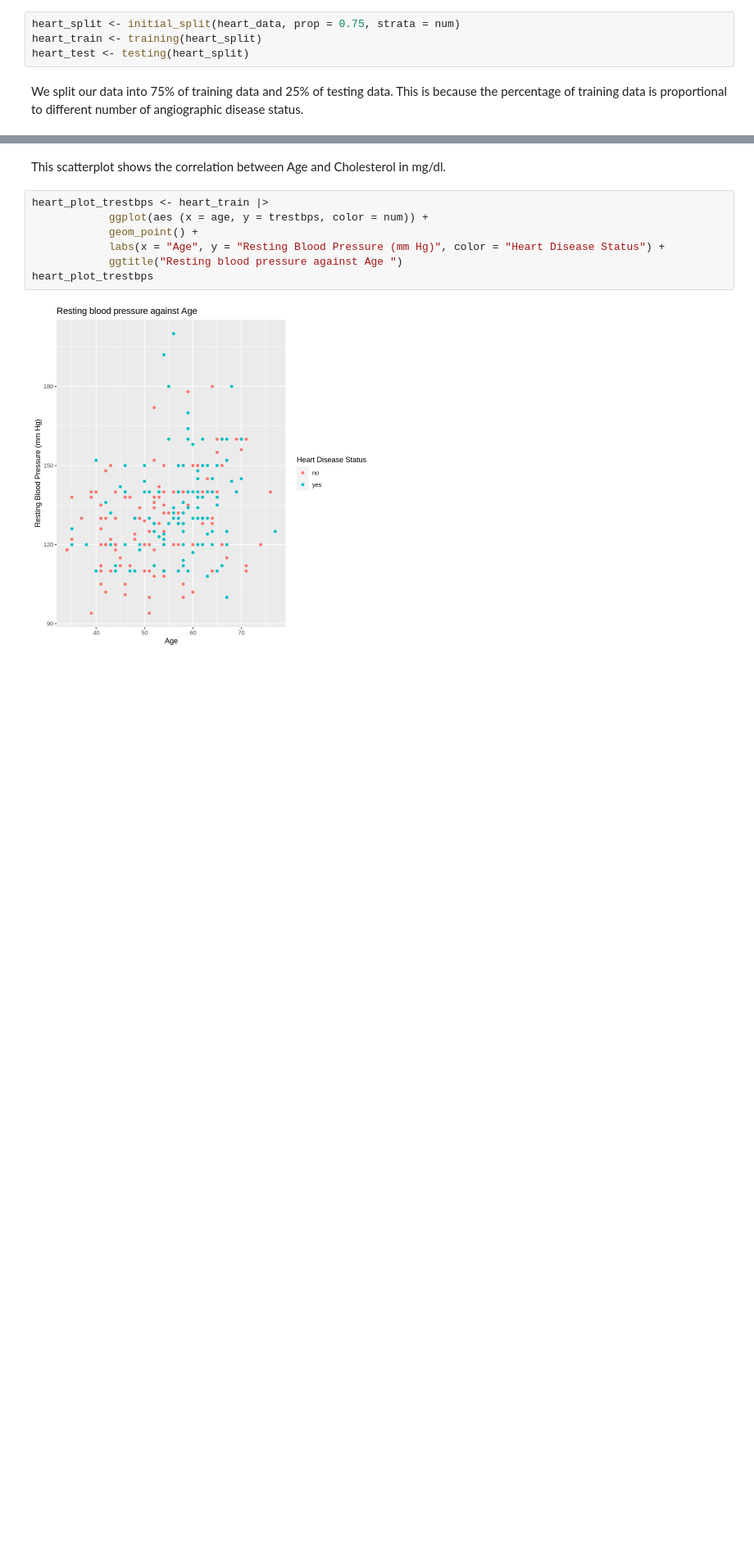
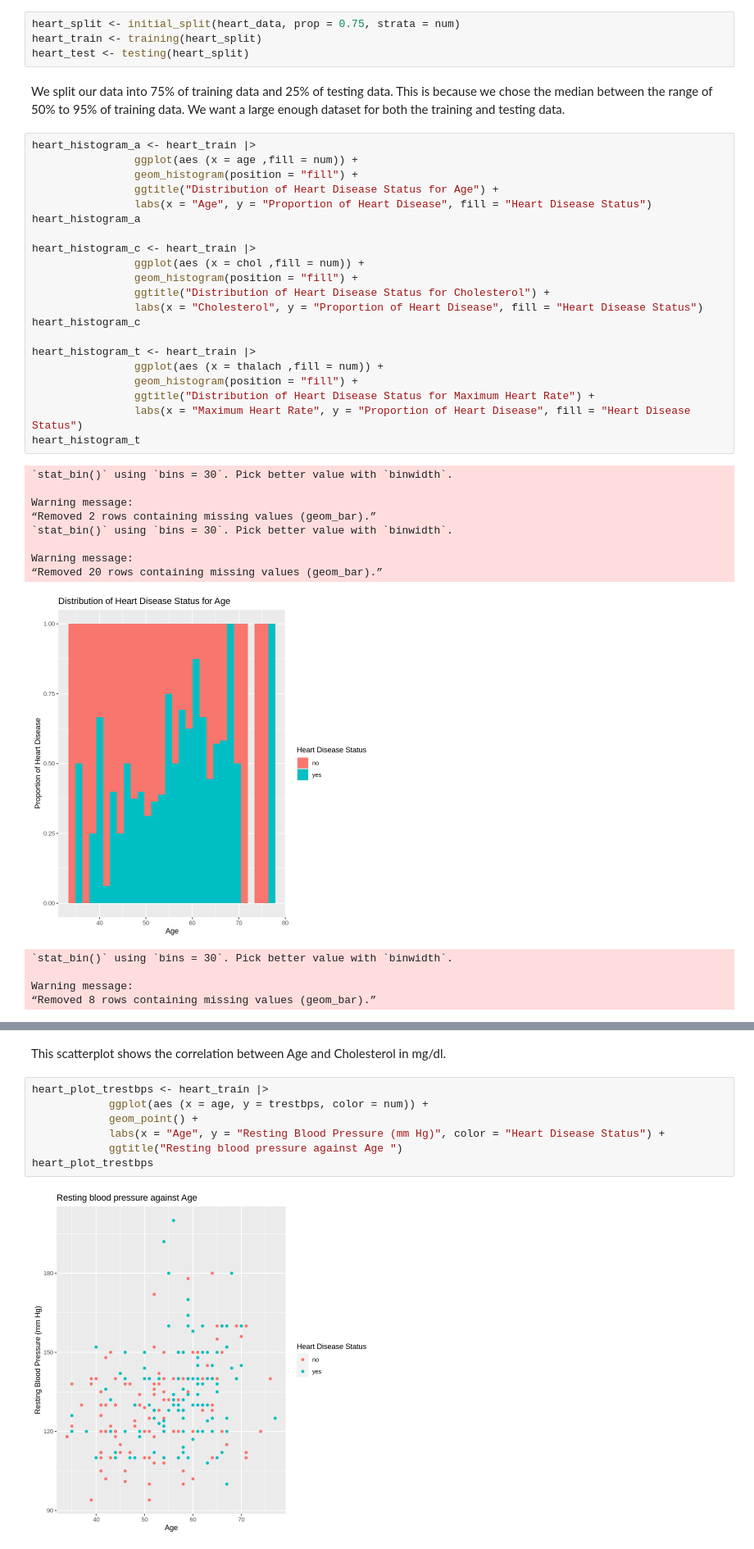
Before and after one commit to TracyGan/DSCI100, a Jupyter notebook: GroupProposal.ipynb, the cells around one changed output, grey strips where cells are left out. Shown at 82% size. Drawn from its saved outputs; the diff is of its cells as text; blank space fills up the shorter version.

Commit message:
improvement
added histogram and explanations

```diff
--- a/GroupProposal.ipynb
+++ b/GroupProposal.ipynb
@@ -93,4 +113,40 @@ heart_split <- initial_split(heart_data, prop = 0.75, strata = num)
 heart_train <- training(heart_split)
 heart_test <- testing(heart_split)
 # %% [markdown]
-We split our data into 75% of training data and 25% of testing data. This is because the percentage of training data is proportional to different number of angiographic disease status.
+We split our data into 75% of training data and 25% of testing data. This is because we chose the median between the range
+of 50% to 95% of training data. We want a large enough dataset for both the training and testing data.
+# %%
+heart_histogram_a <- heart_train |>
+                ggplot(aes (x = age ,fill = num)) +
+                geom_histogram(position = "fill") +
+                ggtitle("Distribution of Heart Disease Status for Age") +
+                labs(x = "Age", y = "Proportion of Heart Disease", fill = "Heart Disease Status")
+heart_histogram_a
+
+heart_histogram_c <- heart_train |>
+                ggplot(aes (x = chol ,fill = num)) +
+                geom_histogram(position = "fill") +
+                ggtitle("Distribution of Heart Disease Status for Cholesterol") +
+                labs(x = "Cholesterol", y = "Proportion of Heart Disease", fill = "Heart Disease Status")
+heart_histogram_c
+
+heart_histogram_t <- heart_train |>
+                ggplot(aes (x = thalach ,fill = num)) +
+                geom_histogram(position = "fill") +
+                ggtitle("Distribution of Heart Disease Status for Maximum Heart Rate") +
+                labs(x = "Maximum Heart Rate", y = "Proportion of Heart Disease", fill = "Heart Disease Status")
+heart_histogram_t
+# %% [output]
+`stat_bin()` using `bins = 30`. Pick better value with `binwidth`.
+
+Warning message:
+“Removed 2 rows containing missing values (geom_bar).”
+`stat_bin()` using `bins = 30`. Pick better value with `binwidth`.
+
+Warning message:
+“Removed 20 rows containing missing values (geom_bar).”
+[figure, added]
+`stat_bin()` using `bins = 30`. Pick better value with `binwidth`.
+
+Warning message:
+“Removed 8 rows containing missing values (geom_bar).”
```
Also changed, not shown: parts of 11 cells of this notebook.
